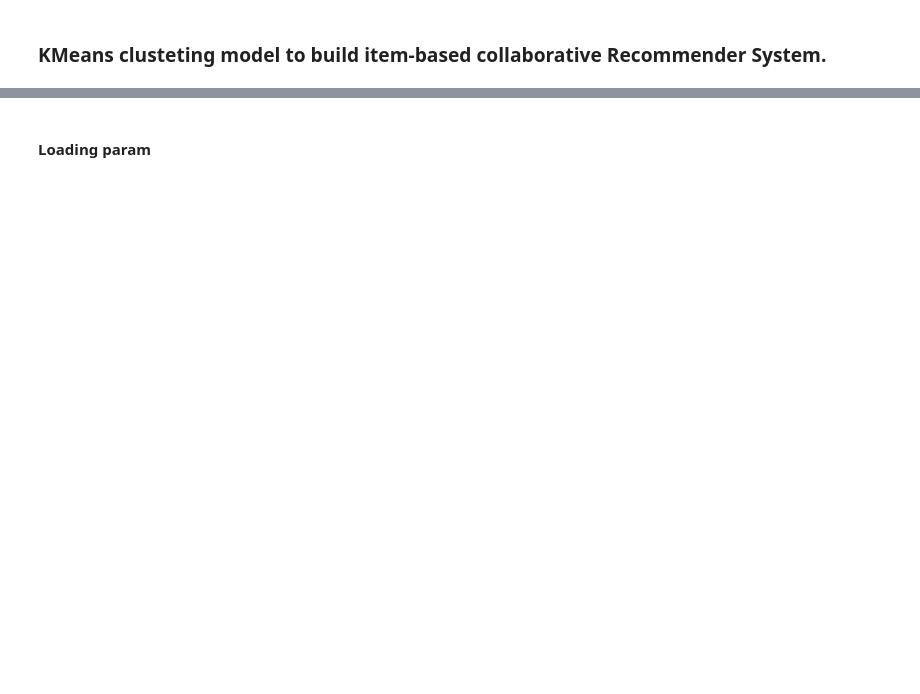
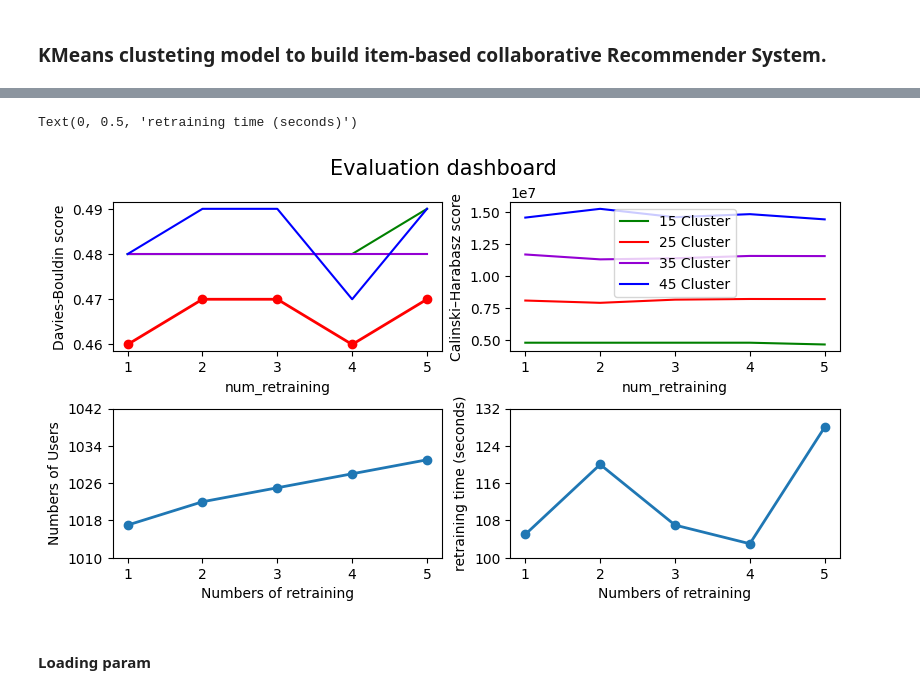
Before and after one commit to rafaferprats/movie_recommendation_system_DS, a Jupyter notebook: notebooks/Retrain_Recommender_System_KMeans_Modeluser_and_Modelmovie.ipynb, the cells around one changed output, grey strips where cells are left out. Cells and saved outputs as stored; diff of their text form; code cells hidden in the pictures; blank space fills up the shorter version.

```diff
--- a/notebooks/Retrain_Recommender_System_KMeans_Modeluser_and_Modelmovie.ipynb
+++ b/notebooks/Retrain_Recommender_System_KMeans_Modeluser_and_Modelmovie.ipynb
@@ -14,3 +14,6 @@ from sklearn.metrics import davies_bouldin_score
 from sklearn.metrics import calinski_harabasz_score
 import time
 start = time.time()
+# %%
+score_param = pd.read_csv("../data/movie_reco_scores.csv", sep = ',')
+score_param.head(10)
@@ -16,0 +28,73 @@ start = time.time()
+# %%
+df = score_param.drop(5)
+# %%
+figure = plt.figure(figsize=(8, 6), layout='constrained')
+plt.subplot(3,2,1)
+# Get current axis
+ax = plt.gca()
+figure.suptitle('Evaluation dashboard', fontsize=15)
+
+# line plot for math marks
+df.plot(kind='line',
+        x='num_retraining',
+        y='db_score_reco_user_15',
+        color='green', ax=ax)
+
+df.plot(marker = 'o',
+        x='num_retraining',
+        y='db_score_reco_user_25', linewidth = 2,
+        color='red', ax=ax)
+df.plot(kind='line',
+        x='num_retraining',
+        y='db_score_reco_user_35',
+        color='darkviolet', ax=ax)
+df.plot(kind='line',
+        x='num_retraining',
+        y='db_score_reco_user_45',
+        color='blue', ax=ax)
+
+plt.ylabel("Davies-Bouldin score", fontsize = 10)
+plt.legend('',frameon=False)
+
+plt.subplot(3,2,2)
+# Get current axis
+ax = plt.gca()
+
+# line plot for math marks
+df.plot(kind='line',
+        x='num_retraining',
+        y='ch_score_reco_user_15',
+        color='green', ax=ax)
+
+df.plot(kind='line',
+        x='num_retraining',
+        y='ch_score_reco_user_25',
+        color='red', ax=ax)
+df.plot(kind='line',
+        x='num_retraining',
+        y='ch_score_reco_user_35',
+        color='darkviolet', ax=ax)
+df.plot(kind='line',
+        x='num_retraining',
+        y='ch_score_reco_user_45',
+        color='blue', ax=ax)
+
+plt.ylabel("Calinski–Harabasz score", fontsize = 10)
+plt.legend( ('15 Cluster', '25 Cluster', '35 Cluster', '45 Cluster'))
+
+plt.subplot(3,2,3)
+c=plt.plot(df['num_retraining'], df['num_users'], '-o', linewidth = 2)
+x=np.arange(1010,1050,8)
+plt.yticks(x)
+plt.xlabel("Numbers of retraining", fontsize = 10)
+plt.ylabel("Numbers of Users", fontsize = 10)
+
+plt.subplot(3,2,4)
+c=plt.plot(df['num_retraining'], df['retraining_time_seconds'], '-o', linewidth = 2)
+x=np.arange(100,140,8)
+plt.yticks(x)
+plt.xlabel("Numbers of retraining", fontsize = 10)
+plt.ylabel("retraining time (seconds)", fontsize = 10)
+# %% [output]
+Text(0, 0.5, 'retraining time (seconds)')
+[figure, added]
```
Also changed, not shown: parts of 7 cells of this notebook, 15 other files.
